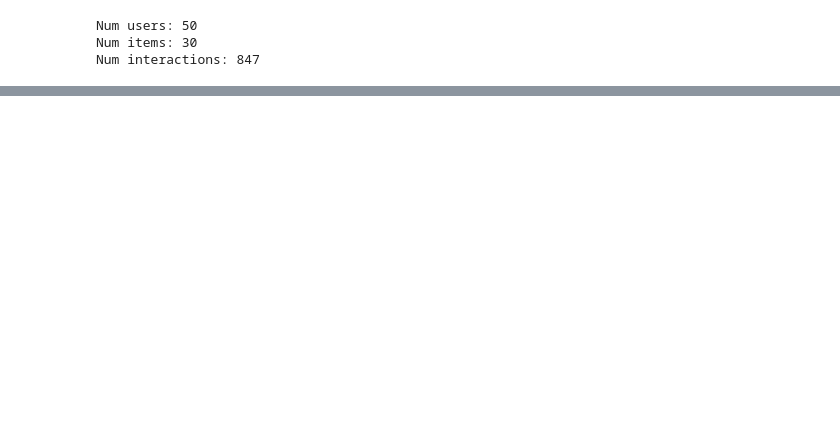
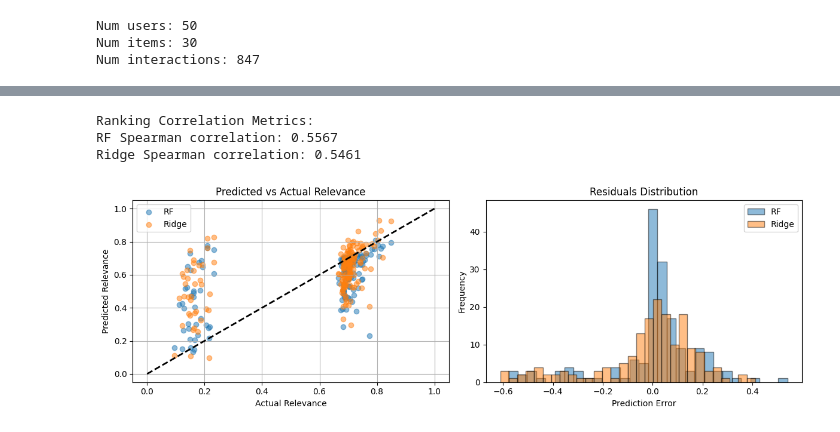
Before and after one commit to tjohns23/learning-path-recommender, a Jupyter notebook: notebooks/exploration.ipynb, the cells around one changed output, grey strips where cells are left out. Cells and saved outputs as stored; diff of their text form; code cells hidden in the pictures; blank space fills up the shorter version.

```diff
--- a/notebooks/exploration.ipynb
+++ b/notebooks/exploration.ipynb
@@ -240,0 +321,50 @@ Top 10 Feature Importances:
+# %%
+# Ranking evaluation metrics
+# For each test sample, check if the model correctly ranks high-relevance items
+
+# Create predictions with ranking_df for analysis
+test_indices = X_test_rank.index
+y_test_with_pred = pd.DataFrame({
+    'actual_relevance': y_test_rank.values,
+    'predicted_relevance_rf': y_pred_rf_rank,
+    'predicted_relevance_ridge': y_pred_ridge_rank
+}, index=test_indices)
+
+# Calculate Spearman correlation (ranking quality)
+spearman_rf = spearmanr(y_test_with_pred['actual_relevance'], y_test_with_pred['predicted_relevance_rf'])[0]
+spearman_ridge = spearmanr(y_test_with_pred['actual_relevance'], y_test_with_pred['predicted_relevance_ridge'])[0]
+
+print(f"Ranking Correlation Metrics:")
+print(f"RF Spearman correlation: {spearman_rf:.4f}")
+print(f"Ridge Spearman correlation: {spearman_ridge:.4f}")
+
+# Visualize predictions
+plt.figure(figsize=(12, 4))
+
+plt.subplot(1, 2, 1)
+plt.scatter(y_test_with_pred['actual_relevance'], y_test_with_pred['predicted_relevance_rf'], alpha=0.5, label='RF')
+plt.scatter(y_test_with_pred['actual_relevance'], y_test_with_pred['predicted_relevance_ridge'], alpha=0.5, label='Ridge')
+plt.plot([0, 1], [0, 1], 'k--', lw=2)
+plt.xlabel('Actual Relevance')
+plt.ylabel('Predicted Relevance')
+plt.title('Predicted vs Actual Relevance')
+plt.legend()
+plt.grid()
+
+plt.subplot(1, 2, 2)
+residuals_rf = y_test_with_pred['actual_relevance'] - y_test_with_pred['predicted_relevance_rf']
+residuals_ridge = y_test_with_pred['actual_relevance'] - y_test_with_pred['predicted_relevance_ridge']
+plt.hist(residuals_rf, bins=30, alpha=0.5, label='RF', edgecolor='black')
+plt.hist(residuals_ridge, bins=30, alpha=0.5, label='Ridge', edgecolor='black')
+plt.xlabel('Prediction Error')
+plt.ylabel('Frequency')
+plt.title('Residuals Distribution')
+plt.legend()
+
+plt.tight_layout()
+plt.show()
+# %% [output]
+Ranking Correlation Metrics:
+RF Spearman correlation: 0.5567
+Ridge Spearman correlation: 0.5461
+[figure, added]
```
Also changed, not shown: parts of 27 cells of this notebook, 12 other files.
